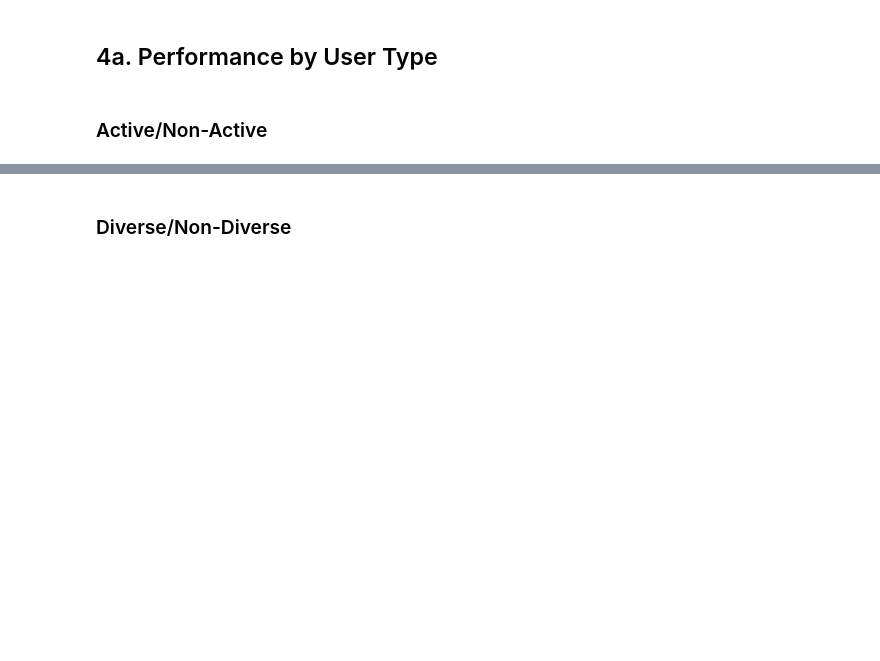
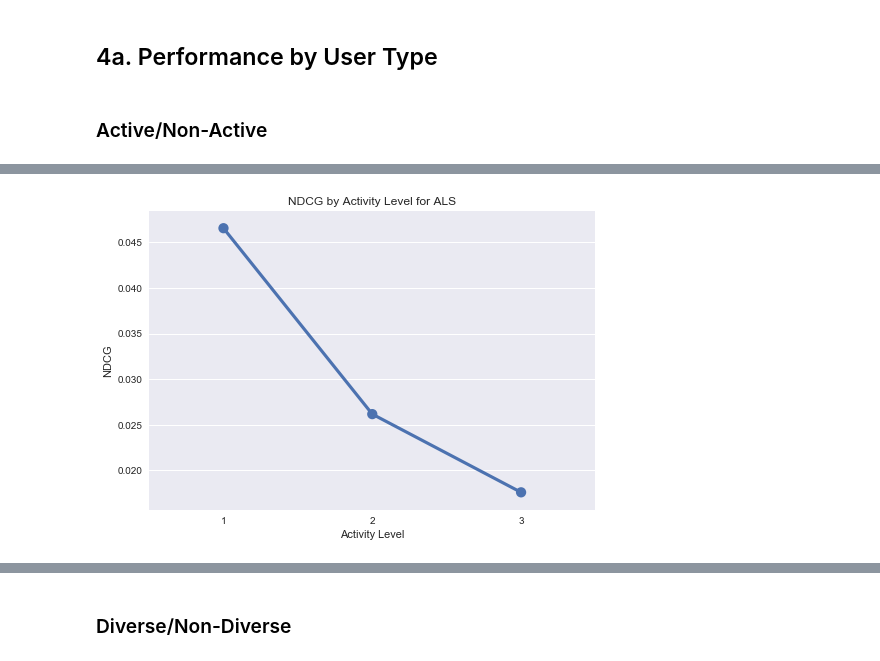
Before and after one commit to timjaya/lastfm, a Jupyter notebook: code/Main.ipynb, the cells around one changed output, grey strips where cells are left out. Drawn from its saved outputs; the diff is of its cells as text; code cells hidden in the pictures; blank space fills up the shorter version.

```diff
--- a/code/Main.ipynb
+++ b/code/Main.ipynb
@@ -226,7 +249,10 @@ for group in activity_groups:
 # %%
-# Plot scalability of ALS model
+# Plot NDCG of by Activity Level
 ndcg_activity_df = pd.DataFrame({'N':levels, 'NDCG': ndcg_activity})
 g = sns.pointplot(x='N', y='NDCG', data=ndcg_activity_df)
 plt.title('NDCG by Activity Level for ALS')
 plt.xlabel('Activity Level')
+plt.ylabel('NDCG')
 plt.show()
+# %% [output]
+[figure, added]
```
Also changed, not shown: parts of 8 cells of this notebook.
